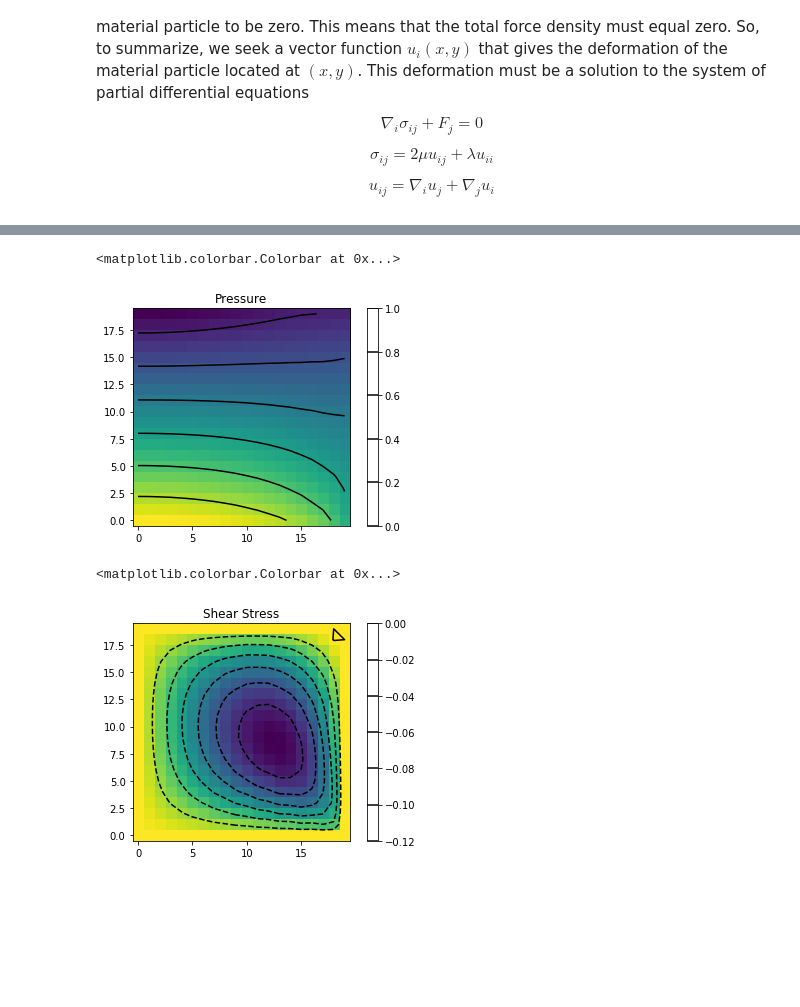
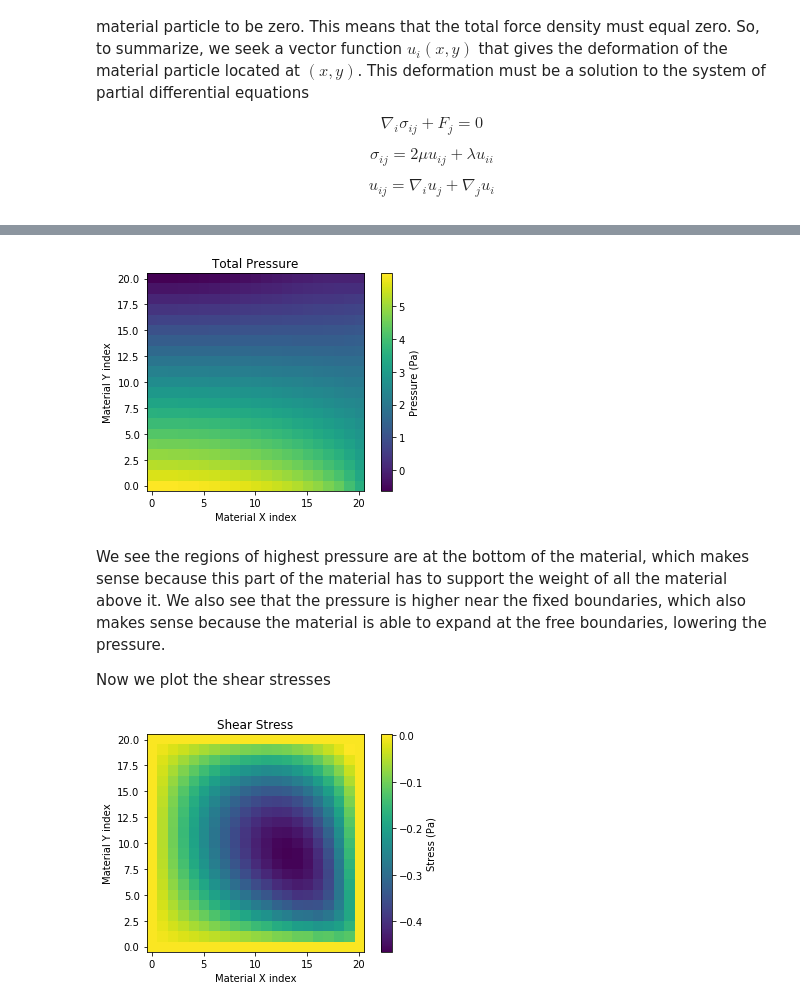
Before and after one commit to theilmbh/physics_notebooks, a Jupyter notebook: Elastostatics/ComputationalElastostatics-2D.ipynb, the cells around one changed output, grey strips where cells are left out. Drawn from its saved outputs; the diff is of its cells as text; code cells hidden in the pictures; blank space fills up the shorter version.

```diff
--- a/Elastostatics/ComputationalElastostatics-2D.ipynb
+++ b/Elastostatics/ComputationalElastostatics-2D.ipynb
@@ -171,0 +192,19 @@ def set_boundary(sxx, syy, sxy, syx, Ux, Uy):
+# %%
+## Set up grid
+N = 21     # N x N grid
+Ux = np.zeros((N, N))
+Uy = np.zeros((N, N))
+dx = 1./(N-1)  # Meters
+xcoord = np.linspace(0, 1, N)
+ycoord = np.linspace(0, 1, N)
+
+E = 20      # Pascal
+nu = 1./3  # (dimensionless)
+
+# Compute Lame parameters
+m = mu(E, nu)
+l = lam(E, nu)
+
+# Density and gravity
+rho = 1   # kg/m^3
+g = 9.81     # m/s^2
@@ -217,16 +343,23 @@ plt.quiver(Ux, Uy)
 # %%
 plt.imshow(-(sxx + syy)/2, origin='lower', aspect='equal')
-plt.contour(-(sxx+syy)/2, colors='black')
-plt.title('Pressure')
-plt.colorbar()
+plt.colorbar(label='Pressure (Pa)')
+#plt.contour(-(sxx+syy)/2, colors='black')
+plt.title('Total Pressure');
+plt.xlabel('Material X index')
+plt.ylabel('Material Y index');
 # %% [output]
-<matplotlib.colorbar.Colorbar at 0x...>
-[figure, old version]
+[figure, new version]
+# %% [markdown]
+We see the regions of highest pressure are at the bottom of the material, which makes sense because this part of the material has to support the weight of all the material above it.
+We also see that the pressure is higher near the fixed boundaries, which also makes sense because the material is able to expand at the free boundaries, lowering the pressure.
+
+Now we plot the shear stresses
 # %%
 plt.imshow(sxy, origin='lower', aspect='equal')
-plt.contour(syx, colors='black')
+plt.colorbar(label='Stress (Pa)')
+#plt.contour(sxy, colors='black')
 plt.title('Shear Stress')
-plt.colorbar()
+plt.xlabel('Material X index')
+plt.ylabel('Material Y index');
 # %% [output]
-<matplotlib.colorbar.Colorbar at 0x...>
-[figure, old version]
+[figure, new version]
```
Also changed, not shown: parts of 23 cells of this notebook, 1 other file.
